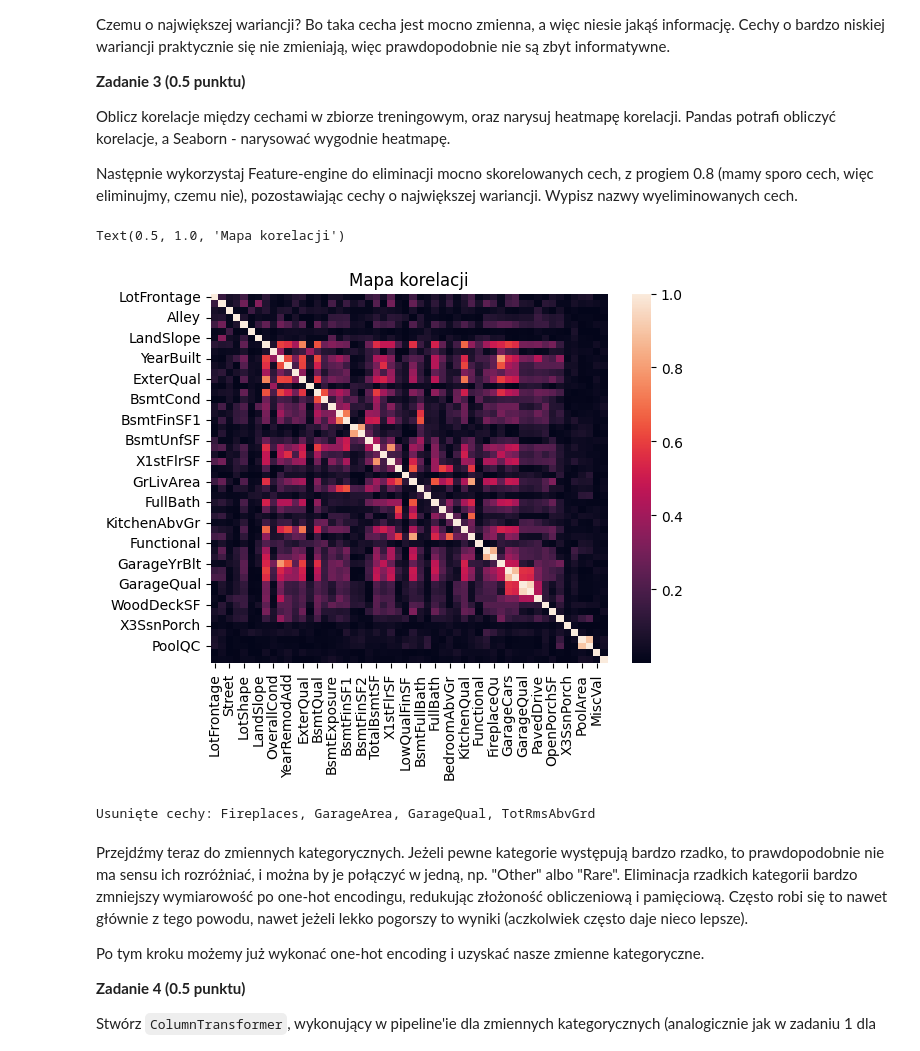
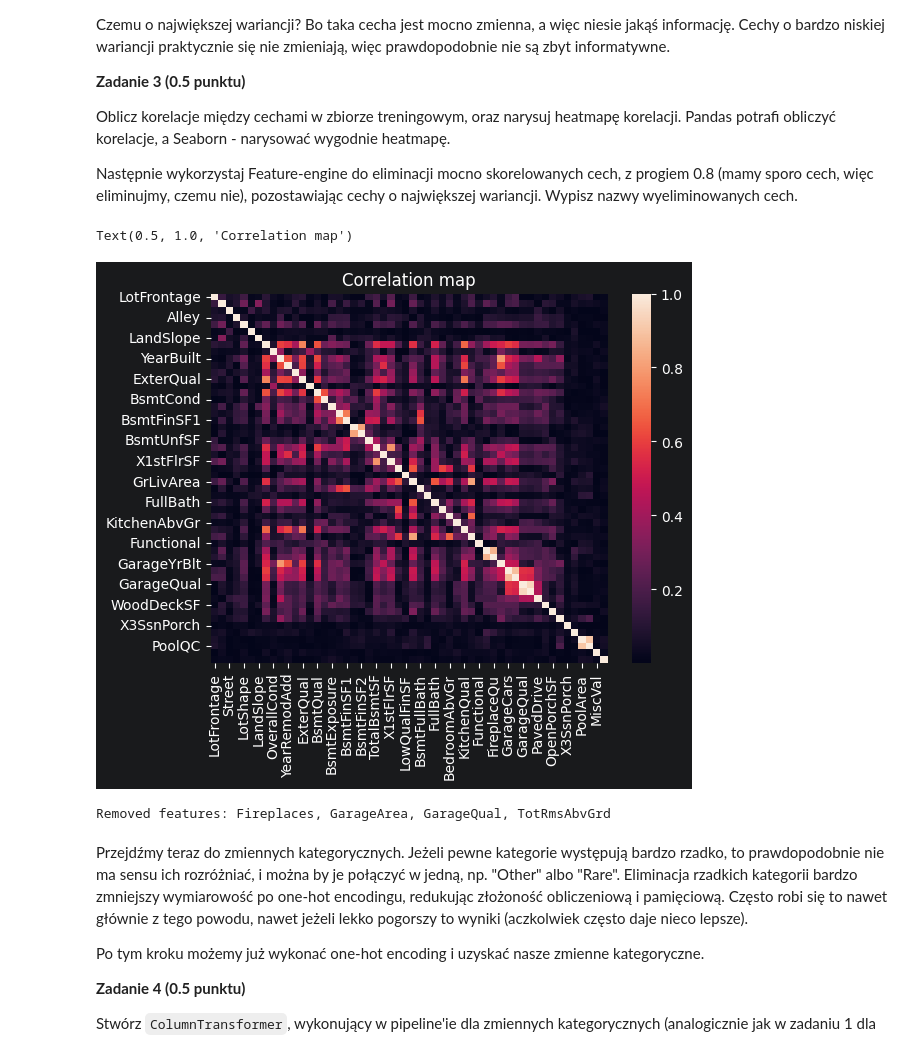
Before and after one commit to krzysztof-kopel/podstawy-uczenia-maszynowego, a Jupyter notebook: lab1/notebook.ipynb, the cells around one changed output. Cells and saved outputs as stored; diff of their text form; code cells hidden in the pictures.

```diff
--- a/lab1/notebook.ipynb
+++ b/lab1/notebook.ipynb
@@ -401,11 +401,11 @@ Następnie wykorzystaj Feature-engine do eliminacji mocno skorelowanych cech, z
 # %%
 import seaborn as sns
 
 corr_abs = X_train_num.corr(numeric_only=True).abs()
-sns.heatmap(corr_abs).set_title("Mapa korelacji")
+sns.heatmap(corr_abs).set_title("Correlation map")
 # %% [output]
-Text(0.5, 1.0, 'Mapa korelacji')
+Text(0.5, 1.0, 'Correlation map')
-[figure, old version]
+[figure, new version]
 # %%
 from feature_engine.selection import SmartCorrelatedSelection
 
@@ -413,9 +413,9 @@ tr = SmartCorrelatedSelection(selection_method="variance")
 X_test = tr.fit_transform(X_test_num)
 X_train = tr.transform(X_train_num)
 # %%
-print(f"Usunięte cechy: {", ".join([i.pop() for i in tr.correlated_feature_dict_.values()])}")
+print(f"Removed features: {", ".join([i.pop() for i in tr.correlated_feature_dict_.values()])}")
 # %% [output]
-Usunięte cechy: Fireplaces, GarageArea, GarageQual, TotRmsAbvGrd
+Removed features: Fireplaces, GarageArea, GarageQual, TotRmsAbvGrd
 # %% [markdown]
 Przejdźmy teraz do zmiennych kategorycznych. Jeżeli pewne kategorie występują bardzo rzadko, to prawdopodobnie nie ma sensu ich rozróżniać, i można by je połączyć w jedną, np. "Other" albo "Rare". Eliminacja rzadkich kategorii bardzo zmniejszy wymiarowość po one-hot encodingu, redukując złożoność obliczeniową i pamięciową. Często robi się to nawet głównie z tego powodu, nawet jeżeli lekko pogorszy to wyniki (aczkolwiek często daje nieco lepsze).
 
```
Also changed, not shown: parts of 11 cells of this notebook.
